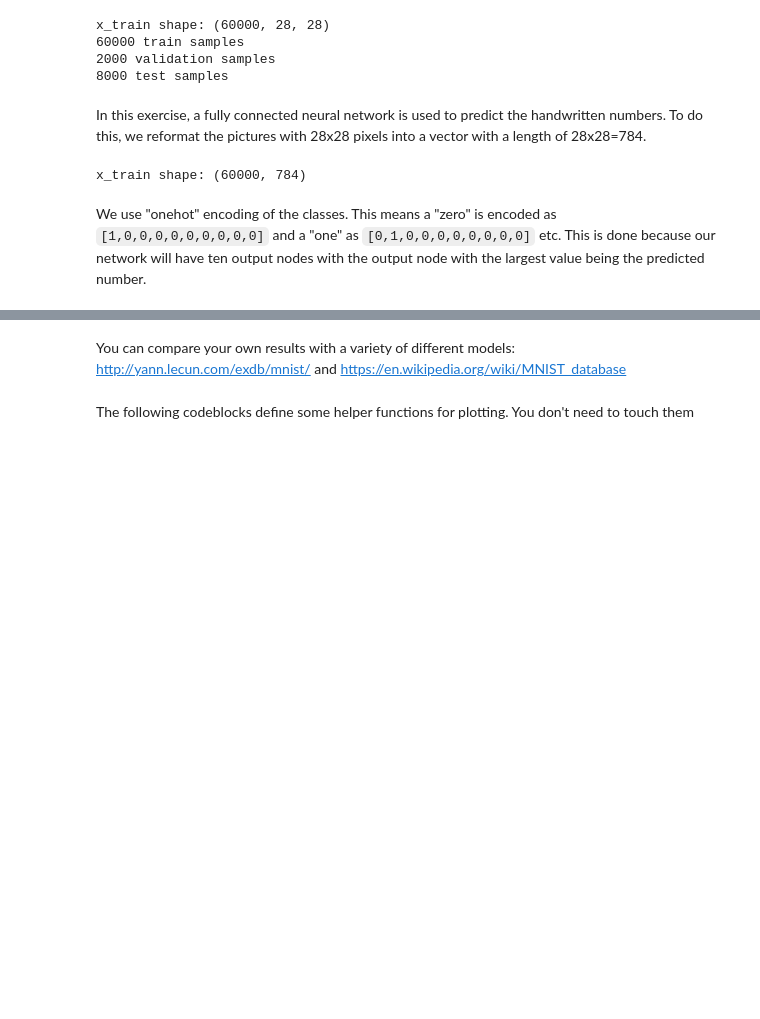
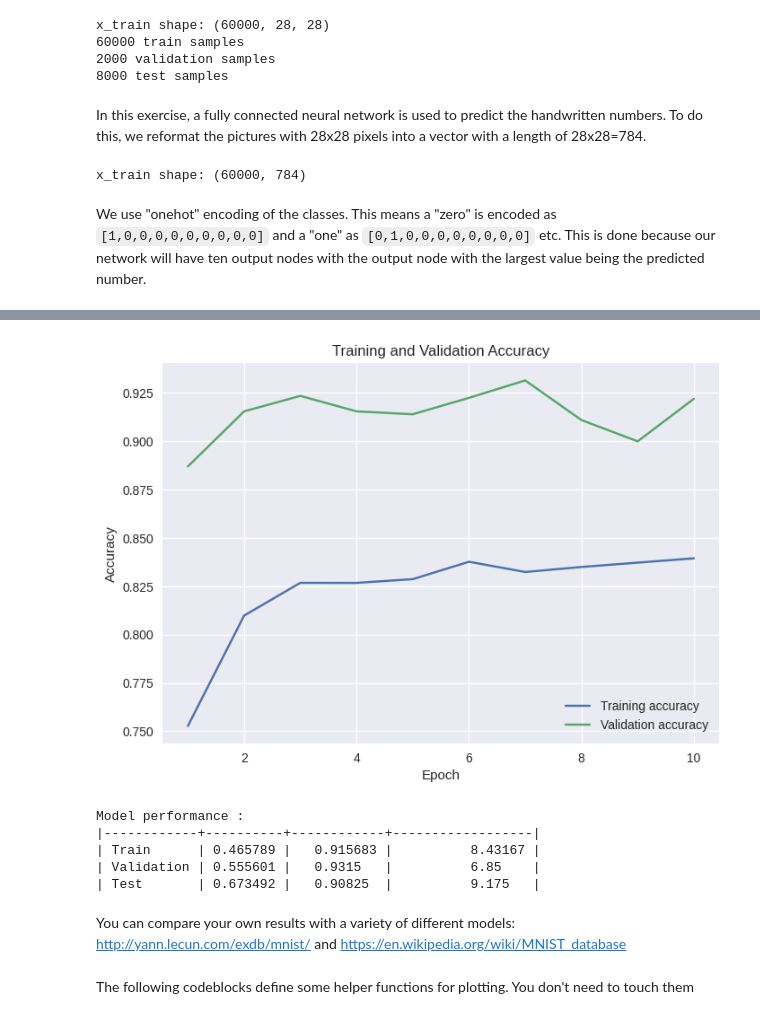
Before and after one commit to TildeSkar/Applied-Deep-Learning---Physics---exrecises, a Jupyter notebook: Exercise_6_4_MNIST.ipynb, the cells around one changed output, grey strips where cells are left out. Cells and saved outputs as stored; diff of their text form; code cells hidden in the pictures; blank space fills up the shorter version.

```diff
--- a/Exercise_6_4_MNIST.ipynb
+++ b/Exercise_6_4_MNIST.ipynb
@@ -75,0 +63,16 @@ SyntaxError: invalid syntax (2912057666.py, line 3)
+# %%
+# Defining the parameters of the neural network
+nb_layers = 1 # Number of layers in the network
+nb_nodes = 164 # Number of nodes in the network
+activation = "relu" # type of activation function
+dropout_rate = 0.2 # typical fraction between 0.2 and 0.5
+
+# Construction of the neural network
+model = tf.keras.models.Sequential()
+model.add(layers.Input(shape=(784,))) # initial layer
+for i in range(nb_layers):
+    model.add(layers.Dense(nb_nodes, activation=activation)) # adds additinal layers
+model.add(layers.Dropout(dropout_rate))  # Add dropout
+model.add(layers.Dense(10, activation='softmax')) # final layer
+
+model.summary()
@@ -76,9 +99,8 @@ SyntaxError: invalid syntax (2912057666.py, line 3)
 # %%
 model.compile(
     # the recommended loss for a classification task is 'categorical_crossentropy'
-    # (see lecture for details)
     loss='categorical_crossentropy',
-    optimizer=,
+    optimizer= 'adam',
     metrics=['accuracy']) # we use accuracy to quanitfy to network performance.
 
 # define callbacks for training
@@ -106,7 +128,7 @@ results = model.fit(
     x_train, y_train_onehot,
     validation_data=(x_valid, y_valid_onehot),
 
-    batch_size=,
+    batch_size= 5,
     epochs=10,
     callbacks=[
         save_best,
@@ -117,14 +160,31 @@ results = model.fit(
 # %%
 # load best model
 model.load_weights(f"best_model_{model.name}.weights.h5")
 
 # ------------------------
 # ---     Plotting     ---
 # ------------------------
 
 # plot training history
 history = np.genfromtxt(f"history_{model.name}.csv", delimiter=",", names=True)
 # add plots below
+
+# Plot training and validation accuracy
+epochs = range(1, len(history['accuracy']) + 1) # assure plot starts on epoch 1 and not 0
+
+plt.plot(epochs, history['accuracy'], label='Training accuracy')
+plt.plot(epochs, history['val_accuracy'], label='Validation accuracy')
+
+plt.xlabel('Epoch')
+plt.ylabel('Accuracy')
+plt.title('Training and Validation Accuracy')
+plt.legend()
+plt.show()
+
+
+# Plot confussion matrix
+# %% [output]
+[figure, added]
 # %%
 # evaluate performance
 
@@ -152,6 +212,12 @@ table = [
 ]
 
 print(tabulate(table, headers=headers, tablefmt="orgtbl"))
+# %% [output]
+Model performance :
+|------------+----------+------------+------------------|
+| Train      | 0.465789 |   0.915683 |          8.43167 |
+| Validation | 0.555601 |   0.9315   |          6.85    |
+| Test       | 0.673492 |   0.90825  |          9.175   |
 # %% [markdown]
 You can compare your own results with a variety of different models: http://yann.lecun.com/exdb/mnist/ and https://en.wikipedia.org/wiki/MNIST_database
 # %% [markdown]
```
Also changed, not shown: parts of 43 cells of this notebook.
